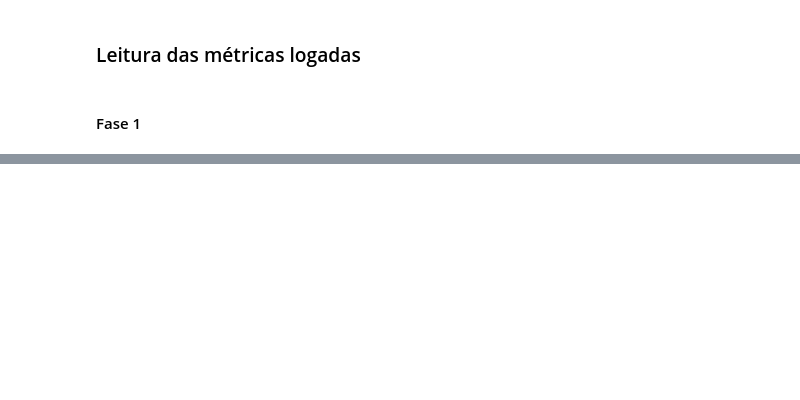
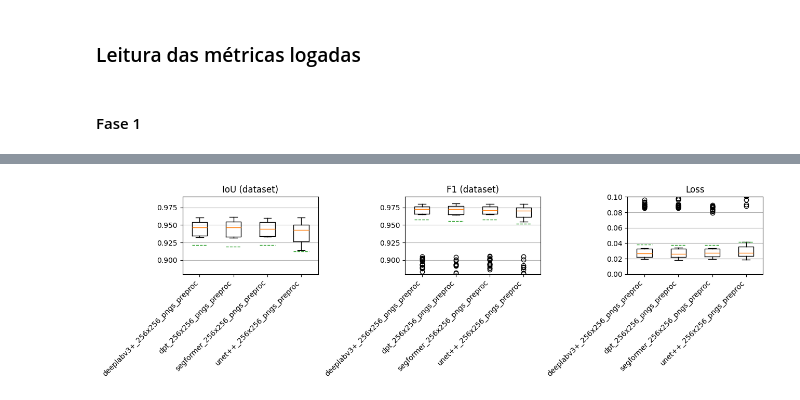
Before and after one commit to ermeson-alves/meu_tcc, a Jupyter notebook: notebooks/3- Agregação dos Resultados.ipynb, the cells around one changed output, grey strips where cells are left out. Drawn from its saved outputs; the diff is of its cells as text; code cells hidden in the pictures; blank space fills up the shorter version.

```diff
--- a/notebooks/3- Agregação dos Resultados.ipynb
+++ b/notebooks/3- Agregação dos Resultados.ipynb
@@ -83,0 +157,40 @@ UNet++:
+# %%
+import matplotlib.pyplot as plt
+import polars as pl
+
+metrics = {
+    "IoU (dataset)": "epoch_train_dataset_iou",
+    "F1 (dataset)": "epoch_train_dataset_f1",
+    "Loss": "epoch_avg_loss_train",
+}
+
+models = df_train["model"].unique().to_list()
+
+fig, axs = plt.subplots(1, 3, figsize=(13, 4), dpi=100)
+
+for ax, (title, col) in zip(axs, metrics.items()):
+    data = [
+        df_train.filter(pl.col("model") == m)[col].to_numpy()
+        for m in models
+    ]
+
+    ax.boxplot(
+        data,
+        showmeans=True,
+        meanline=True
+    )
+
+    ax.set_title(title)
+    ax.set_xticks(range(1, len(models) + 1))
+    ax.set_xticklabels(models, rotation=45, ha="right")
+    ax.grid(True, axis="y")
+
+    if title == "Loss":
+        ax.set_ylim(0, 0.10)
+    else:
+        ax.set_ylim(0.88, 0.99)
+
+plt.tight_layout()
+plt.show()
+# %% [output]
+[figure, added]
```
Also changed, not shown: parts of 9 cells of this notebook, 4 other files.
